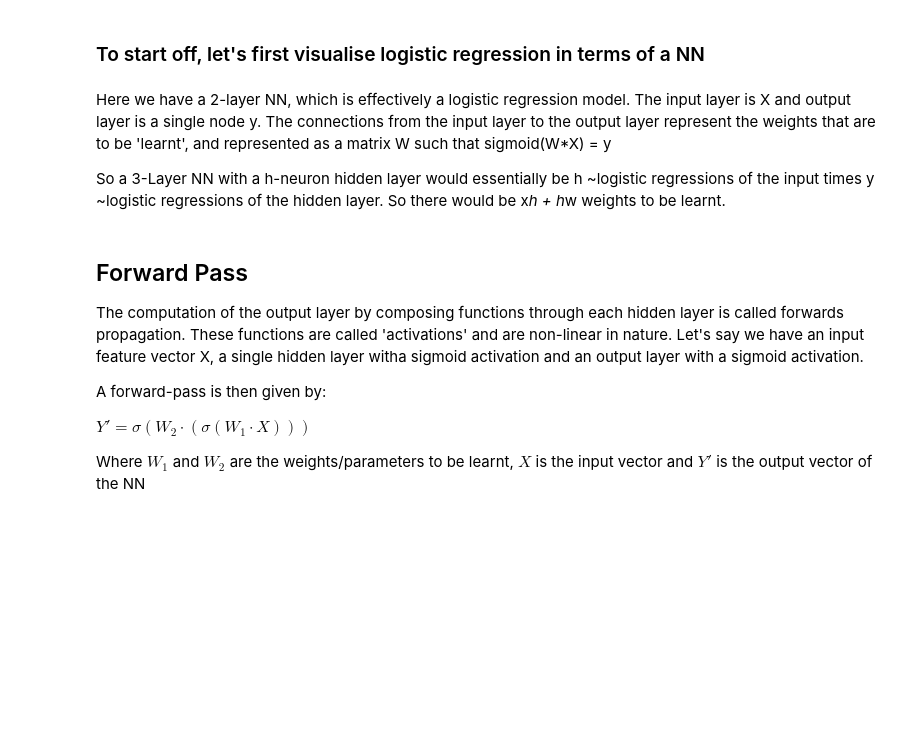
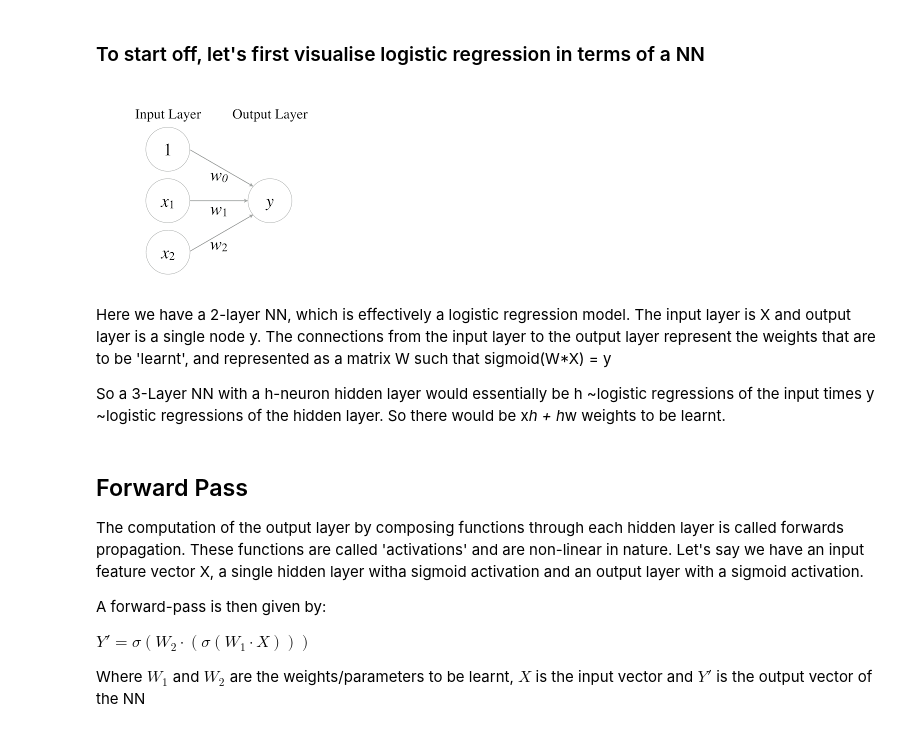
Before and after one commit to KevoSoftworks/machine_learning, a Jupyter notebook: neural_network/assignment.ipynb, the cells around one changed output. Drawn from its saved outputs; the diff is of its cells as text; code cells hidden in the pictures; blank space fills up the shorter version.

```diff
--- a/neural_network/assignment.ipynb
+++ b/neural_network/assignment.ipynb
@@ -24,8 +25,9 @@ Image("data/nn.png")
 # %% [markdown]
 ### To start off, let's first visualise logistic regression in terms of a NN
 # %%
-from IPython.display import Image
-Image("data/nnlogic.png")
+Image("../data/nnlogic.png")
+# %% [output]
+[figure, added]
 # %% [markdown]
 Here we have a 2-layer NN, which is effectively a logistic regression model. The input layer is X and output layer is a single node y. The connections from the input layer to the output layer represent the weights that are to be 'learnt', and represented as a matrix W such that sigmoid(W*X) = y
 
```
Also changed, not shown: parts of 14 cells of this notebook.
